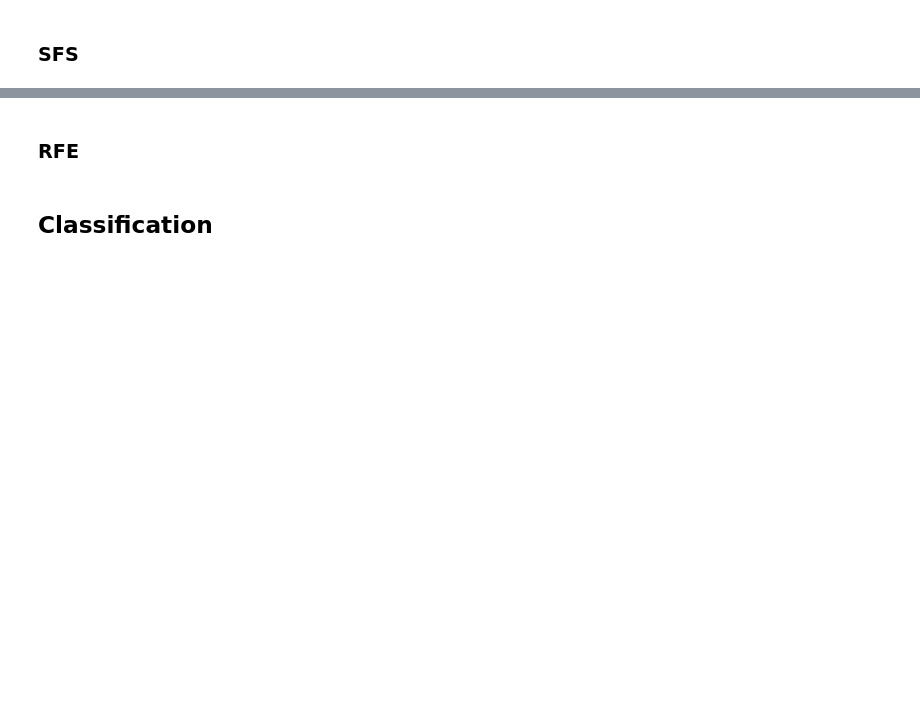
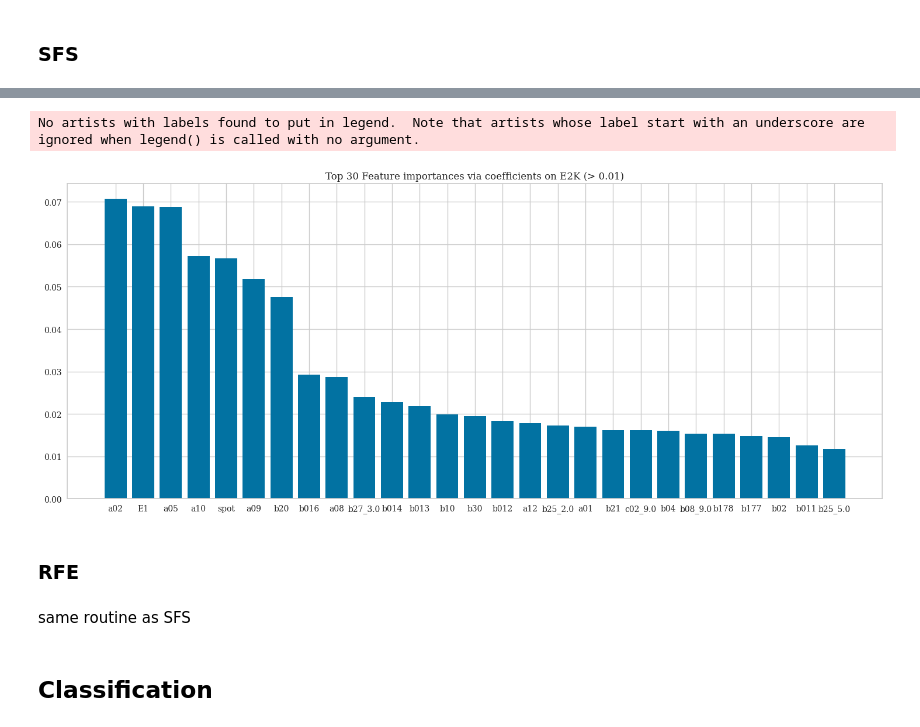
Before and after one commit to BigMasonFang/tb-project, a Jupyter notebook: main.ipynb, the cells around one changed output, grey strips where cells are left out. Saved outputs shown, nothing was run; the diff lists cells and outputs as text; code cells hidden in the pictures; blank space fills up the shorter version.

```diff
--- a/main.ipynb
+++ b/main.ipynb
@@ -284,0 +258,30 @@ IndexError: .iloc requires numeric indexers, got ['b159' 'b28' 'a07_2' 'b14_4.0'
+# %%
+from sklearn.tree import ExtraTreeClassifier, DecisionTreeClassifier
+from imblearn.ensemble import (BalancedBaggingClassifier, BalancedRandomForestClassifier, EasyEnsembleClassifier,
+                               RUSBoostClassifier)
+from sklearn.feature_selection import RFE, SequentialFeatureSelector, SelectorMixin, SelectFromModel
+reload(feature_selection)
+
+# d_t = DecisionTreeClassifier(class_weight='balanced')
+b_rf = BalancedRandomForestClassifier(n_estimators=13,
+                                      max_depth=18,
+                                      sampling_strategy="not majority",
+                                      replacement=True,
+                                      max_features=121,
+                                      n_jobs=-1)
+scorer = feature_selection.make_custom_scorer()
+dt_sfs_forward = SequentialFeatureSelector(b_rf,
+                       n_features_to_select='auto',
+                       direction="forward",
+                       cv=5,
+                       n_jobs=-1,
+                       scoring=scorer)
+dt_sfs_backward = SequentialFeatureSelector(b_rf,
+                                         n_features_to_select='auto',
+                                         direction="backward",
+                                         cv=5,
+                                         n_jobs=-1,
+                                         scoring=scorer)
+
+features, feature_indexs, importances = feature_selection.SFS_select_feature(X_train, y_train['E2K'], dt_sfs_forward)
+print(features, feature_indexs, importances)
@@ -285 +306,11 @@ IndexError: .iloc requires numeric indexers, got ['b159' 'b28' 'a07_2' 'b14_4.0'
+# %%
+# print(importances.flatten().shape)
+# print(ridge_importances.shape)
+# print(np.where(importances > 0.03))
+# print(importances[np.where(importances > 0.03)])
+dt_importances = [importances]
+feature_selection.plot_importance_select(X_train, y_train['E2K'].to_frame(),dt_importances, importance_threshold=0.01, select_num=30)
+# %% [output]
+No artists with labels found to put in legend.  Note that artists whose label start with an underscore are ignored when legend() is called with no argument.
+[figure, added]
 # %%
@@ -287,4 +318,6 @@ feature_selection.SFS_select(X_train, y_train, estimator=d_t, select_num='auto',
 # %% [markdown]
 ### RFE
+# %% [markdown]
+same routine as SFS
 # %% [markdown]
 ## Classification
```
Also changed, not shown: parts of 14 cells of this notebook, 3 other files.
